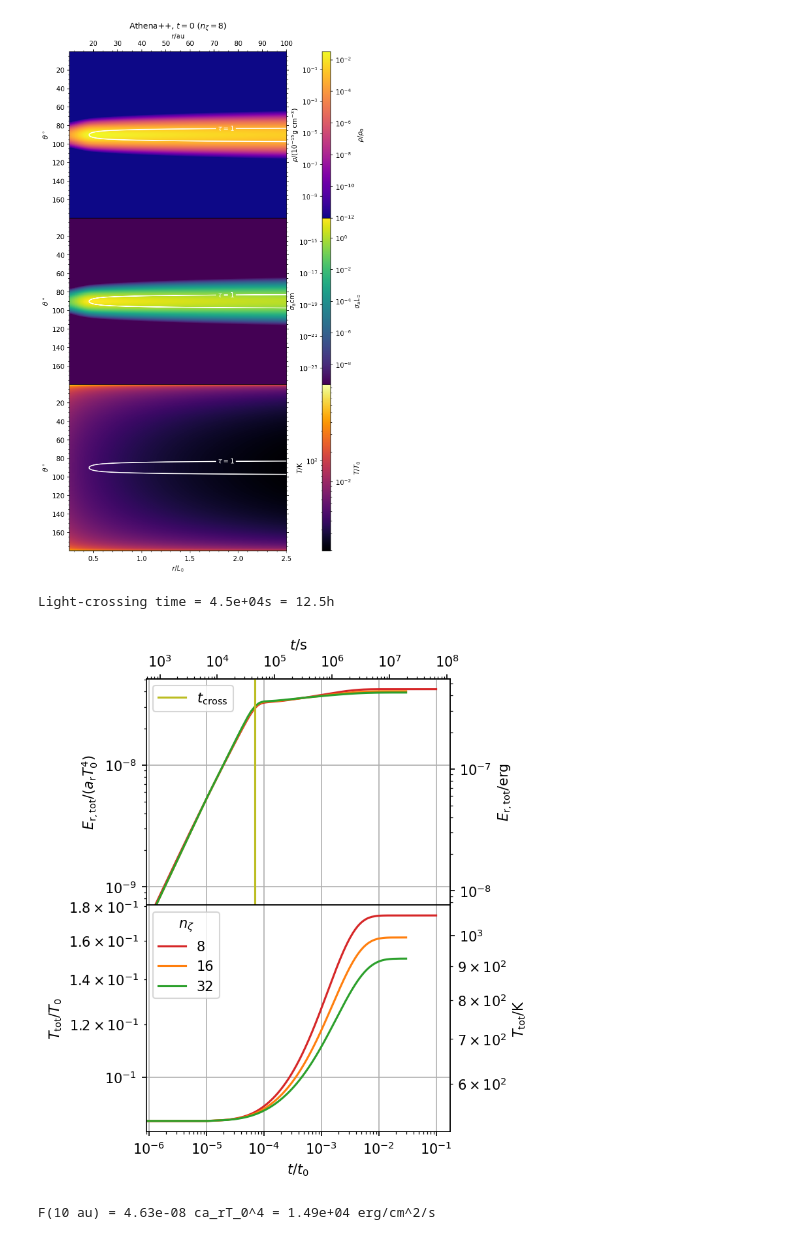
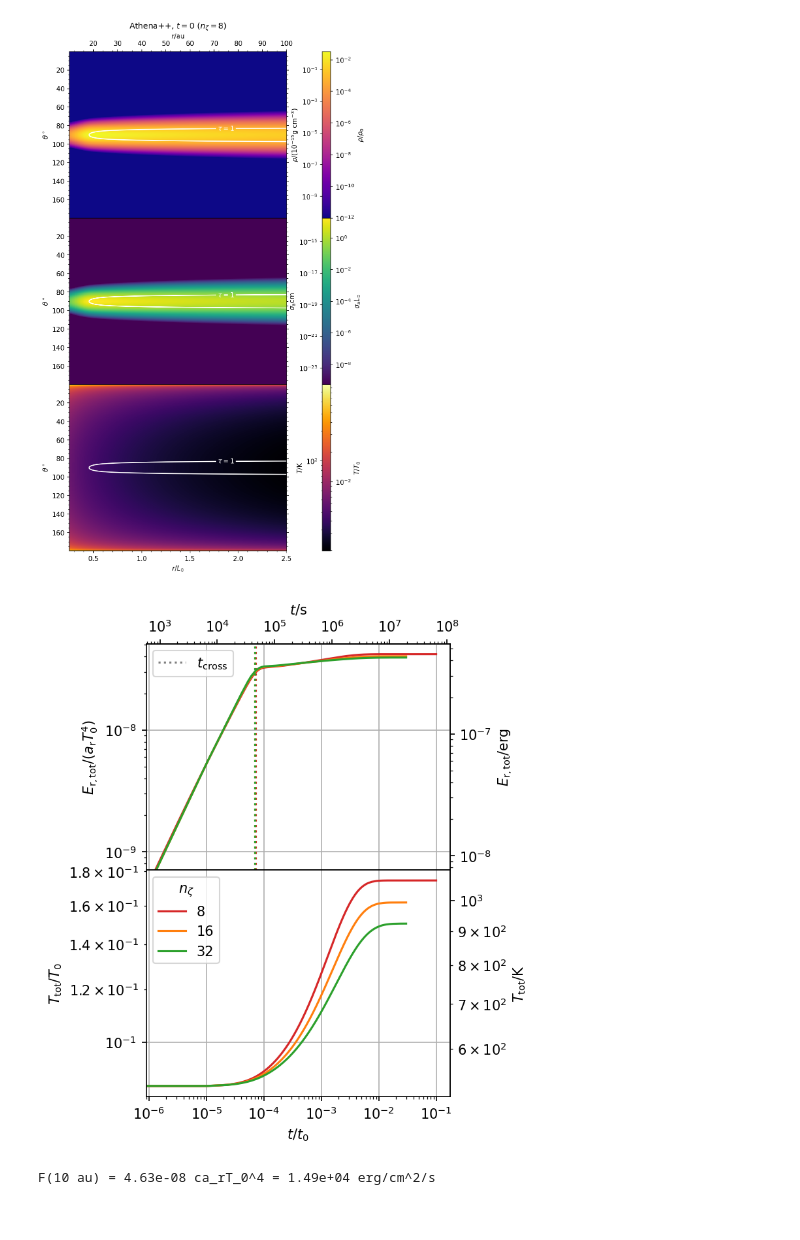
Before and after one commit to sabaronett/rad-hydro, a Jupyter notebook: athena/dev/const_opac_diffusion/ConstantOpacityDiffusion.ipynb, the cells around one changed output. Drawn from its saved outputs; the diff is of its cells as text; code cells hidden in the pictures.

```diff
--- a/athena/dev/const_opac_diffusion/ConstantOpacityDiffusion_Athena++.ipynb
+++ b/athena/dev/const_opac_diffusion/ConstantOpacityDiffusion.ipynb
@@ -330,9 +330,8 @@ import matplotlib.pyplot as plt
 def fmt(x):
   return rf'$\tau={x:.0f}$'
 
-dr = (x1max - x1min)/nx1
-dtau = rho_field_theo*kappa_a*dr
-tau_field_theo  = np.cumsum(dtau, axis=1)
+dtau = rho_field_theo*kappa_a*np.diff(x1f)
+tau_field_theo = np.cumsum(dtau, axis=1)
 Fx_field_theo = np.power(T, 4)*np.power(R/x1v, 2)/4*(np.exp(-tau_field_theo))
 
 # Plot and format
@@ -362,7 +361,8 @@ cbar_T_K.set(ylabel=r'$T$/K')
 cbar_F_cgs.set(ylabel=r'$F$/(erg s$^{-1}$ cm$^{-2}$)')
 
 # Sanity check
-print(f'F(10 au) = {Fx_field_theo[0][0]:.2e} ca_rT_0^4 = {F2cgs(Fx_field_theo[0][0]):.2e}')
+print(f'F(10 au) = {Fx_field_theo[0][0]:.2e} ca_rT_0^4 = '\
+      + f'{F2cgs(Fx_field_theo[0][0]):.2e} erg/cm^2/s')
 
 # Format subplots
 for i, ax in enumerate(axs):
@@ -414,10 +414,8 @@ im2 = axs[2].pcolormesh(athdf['x1v'], athdf['x2v']*rad2deg,
                         athdf['press'][0]/athdf['rho'][0], cmap='inferno',
                         norm=colors.LogNorm())
 # tau = 1 surface
-dr = (athinput['mesh']['x1max'] - athinput['mesh']['x1min'])\
-     /athinput['mesh']['nx1']
-dtau = athdf['Sigma_a_0'][0]*dr
-tau_field  = np.cumsum(dtau, axis=1)
+dtau = athdf['Sigma_a_0'][0]*np.diff(athdf['x1f'])
+tau_field = np.cumsum(dtau, axis=1)
 
 # Format secondary (colorbar) scales in cgs
 def sigma2cgs(sigma):
@@ -456,17 +454,13 @@ axs[2].set(xlabel='$r/L_0$')
 # %% [output]
 [Text(0.5, 0, '$r/L_0$')]
 [figure]
-# %%
-t_cross = (x1max-x1min)*length_unit/c_speed
-print(f'Light-crossing time = {t_cross:.1e}s = {t_cross/3600:.1f}h')
-# %% [output]
-Light-crossing time = 4.5e+04s = 12.5h
 # %%
 #===============================================================================
 problem_id = 'const_opac_diffusion'
 nzetas = [8, 16, 32]
 fig, axs = plt.subplots(nrows=2, sharex=True, figsize=(4, 6), dpi=150)
 tab_colors = ['tab:red', 'tab:orange', 'tab:green']
+theta = None
 
 # Read and plot
 for z, nzeta in enumerate(nzetas):
@@ -478,44 +472,52 @@ for z, nzeta in enumerate(nzetas):
     gamma = athinput['hydro']['gamma']       # C_p/C_v = 1 + 2/DoF
     hst = athena_read.hst(f'{path}/output/{problem_id}.hst')
     T = hst['tot-E']*(gamma - 1)*Vtot/hst['mass']
 
     axs[0].plot(hst['time'], hst['Er'], tab_colors[z])
     axs[1].plot(hst['time'], T, tab_colors[z], label=f'{nzeta}')
 
+    # Compute light crossing time for oblique beams
+    Lx = athinput['mesh']['x1max'] - athinput['mesh']['x1min']
+    with open(f'{path}/output/Rad_angles.txt') as Rad_angles:
+        mu = Rad_angles.read().splitlines()[22]
+        mu_x, mu_y = float(mu.split()[1]), float(mu.split()[2])
+        theta = np.arctan(mu_y/mu_x)
+    t_cross = Lx/np.cos(theta)*cs_iso/c_speed
+
+    axs[0].axvline(t_cross, color=tab_colors[z], linestyle=':')
+
 # Format secondary axes in cgs
 def t2s(t):
-  return t*length_unit/cs_iso
+    return t*length_unit/cs_iso
 
 def E2erg(E):
-  return E*arad*T_unit**4
+    return E*arad*T_unit**4
 
 ax_r = axs[0].secondary_xaxis('top', functions=(t2s, t2s))
 ax_E = axs[0].secondary_yaxis('right', functions=(E2erg, E2erg))
 ax_T = axs[1].secondary_yaxis('right', functions=(T2cgs, T2cgs))
 
 ax_r.set(xlabel=r'$t$/s')
-# ax_r.minorticks_on()
 ax_E.set(ylabel=r'$E_\mathrm{r,tot}$/erg')
-# ax_E.minorticks_on()
 ax_T.set(ylabel=r'$T_\mathrm{tot}$/K')
-# ax_T.minorticks_on()
+
+# Plot ghost point(s) for colorless linestyles
+axs[0].plot([], [], 'tab:gray', linestyle=':', label=r'$t_\mathrm{cross}$')
 
 # Format (sub)plots
 for ax in axs:
-  ax.grid()
-  ax.minorticks_on()
-  ax.set(xscale='log', yscale='log')
+    ax.grid()
+    ax.minorticks_on()
+    ax.set(xscale='log', yscale='log')
 
-axs[0].axvline(t_cross*cs_iso/length_unit, color='tab:olive',
-                   label=r'$t_\mathrm{cross}$')
 axs[0].legend()
 axs[0].set(ylabel=r'$E_\mathrm{r,tot}/(a_\mathrm{r}T_0^4)$')
 axs[1].legend(title=r'$n_\zeta$')
 axs[1].set(ylabel=r'$T_\mathrm{tot}/T_0$', xlabel='$t/t_0$', xscale='log')
 plt.subplots_adjust(hspace=0)
 # plt.savefig(f'NAME.jpg', bbox_inches='tight', pad_inches=0.01)
 # %% [output]
-[figure, old version]
+[figure, new version]
 # %%
 #===============================================================================
 problem_id = 'const_opac_diffusion'
```
Also changed, not shown: parts of 5 cells of this notebook, 3 other files.
